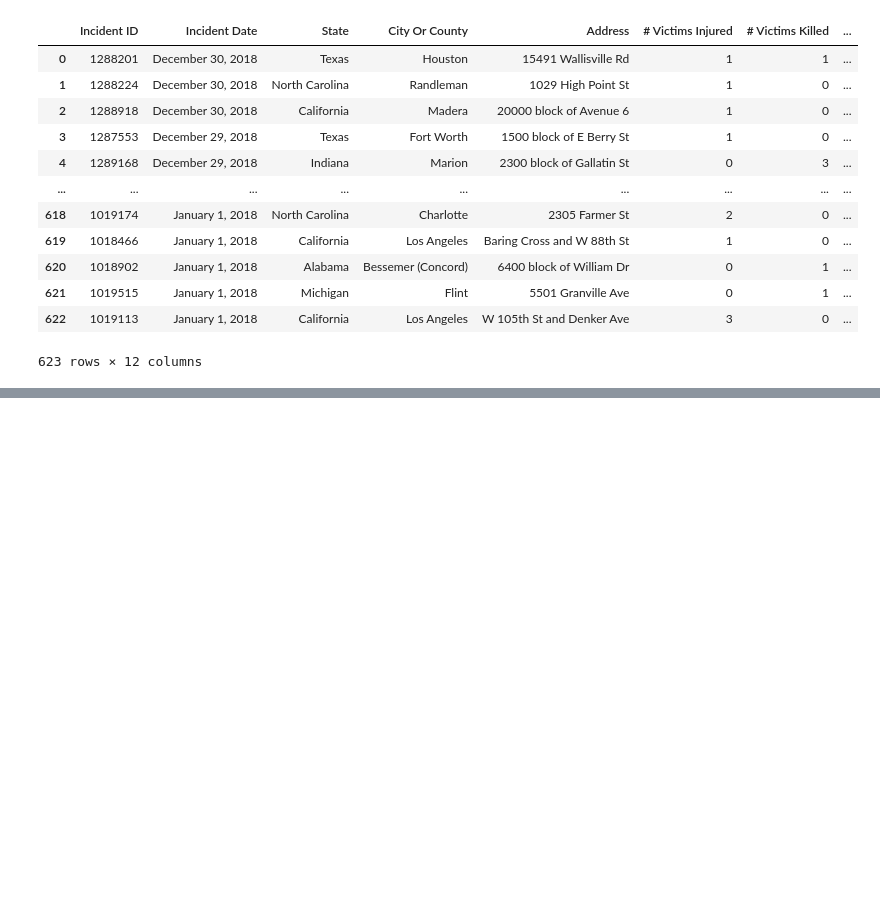
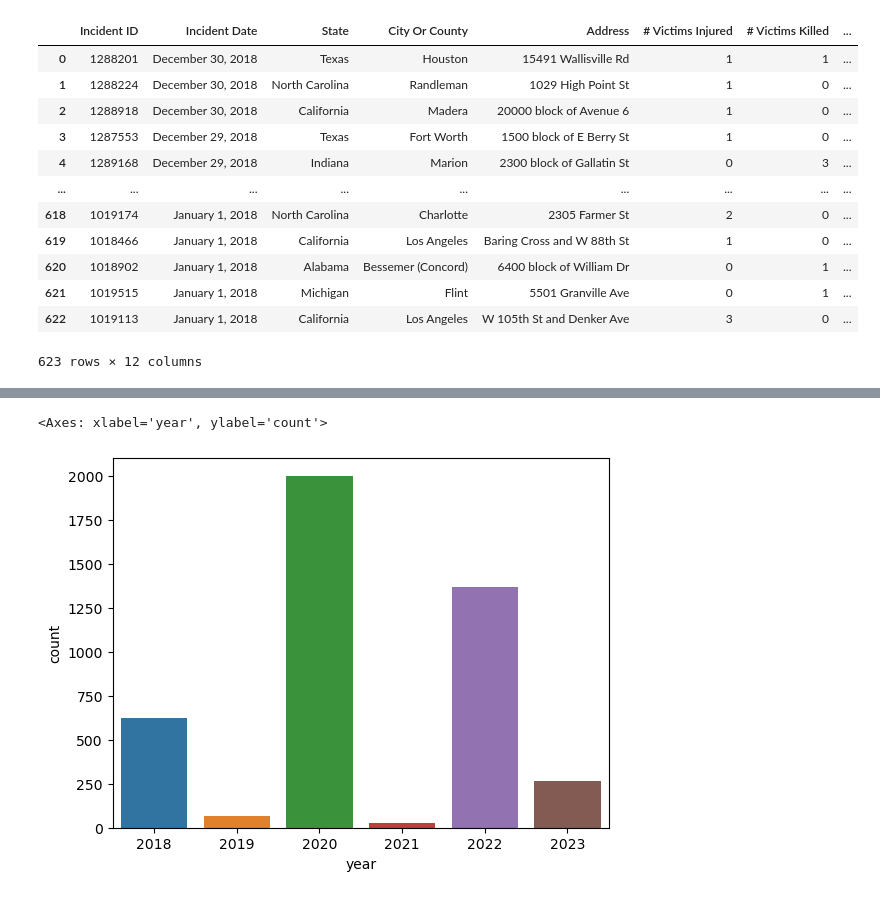
Before and after one commit to DozieSixtus/Gun-violence-US, a Jupyter notebook: scripts/EDA.ipynb, the cells around one changed output, grey strips where cells are left out. Saved outputs shown, nothing was run; the diff lists cells and outputs as text; code cells hidden in the pictures; blank space fills up the shorter version.

```diff
--- a/scripts/EDA.ipynb
+++ b/scripts/EDA.ipynb
@@ -33,3 +36,13 @@ gunVio2018
 | 621 | 1019515 | January 1, 2018 | Michigan | Flint | 5501 Granville Ave | 0 | 1 | ... |
 | 622 | 1019113 | January 1, 2018 | California | Los Angeles | W 105th St and Denker Ave | 3 | 0 | ... |
 623 rows × 12 columns
+# %%
+frames = [gunVio2018,
+          gunVio2019,
+          gunVio2020,
+          gunVio2021,
+          gunVio2022,
+          gunVio2023]
+
+mergedDataset = reduce(lambda top, bottom: top.append(bottom, ignore_index=True), frames)
+mergedDataset
@@ -35,0 +83,8 @@ gunVio2018
+# %%
+mergedDataset['Incident Date'] = pd.to_datetime(mergedDataset['Incident Date'])
+
+for column in mergedDataset.columns:
+    if mergedDataset[column].dtype == 'object':
+        mergedDataset[column] = mergedDataset[column].astype('category')
+
+mergedDataset.info()
@@ -35,0 +109,6 @@ gunVio2018
+# %%
+mergedDataset['# Casualties'] = mergedDataset['# Subjects-Suspects Injured'] + \
+                                mergedDataset['# Subjects-Suspects Killed'] + \
+                                mergedDataset['# Victims Injured'] + \
+                                mergedDataset['# Victims Killed']
+mergedDataset
@@ -35,0 +129,5 @@ gunVio2018
+# %%
+sns.countplot(mergedDataset, x='year')
+# %% [output]
+<Axes: xlabel='year', ylabel='count'>
+[figure, added]
```
Also changed, not shown: parts of 10 cells of this notebook, 2 other files.
